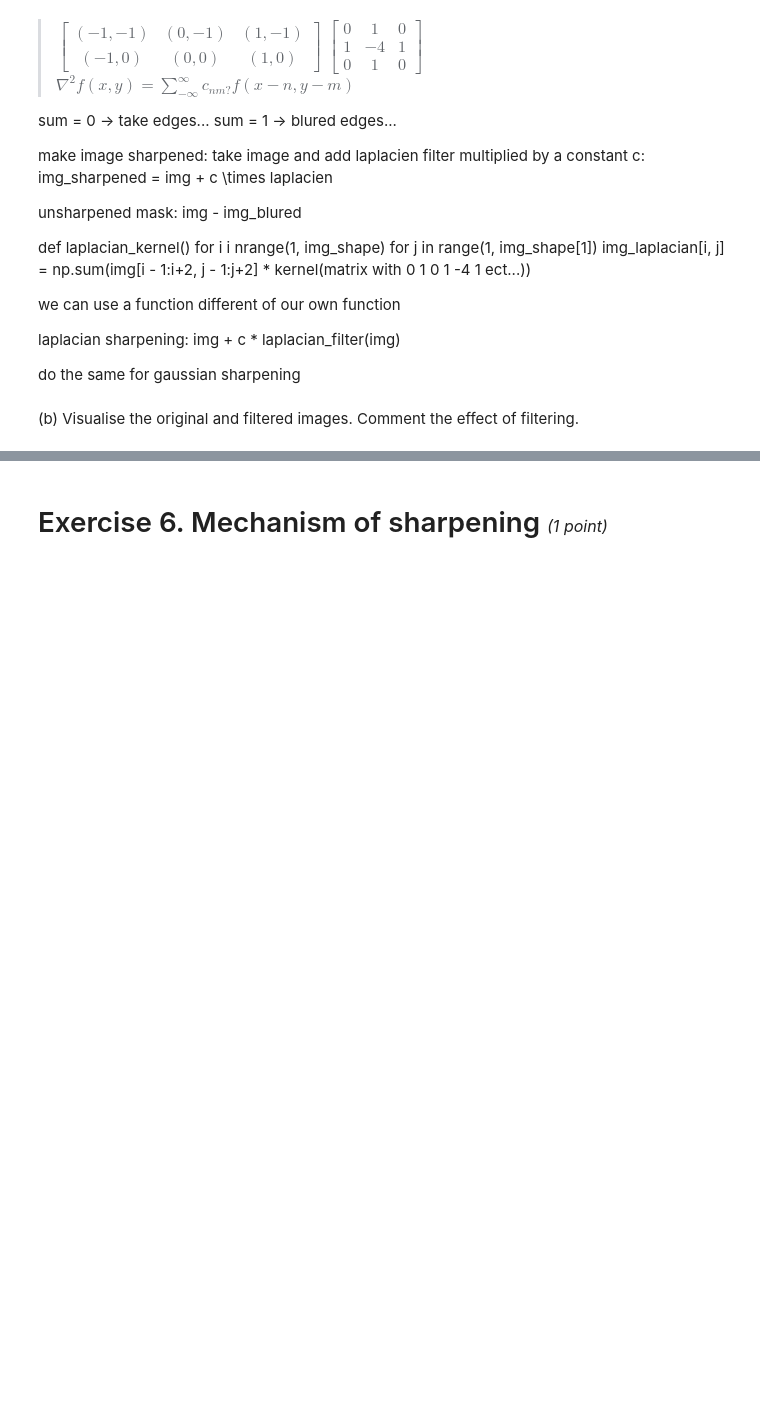
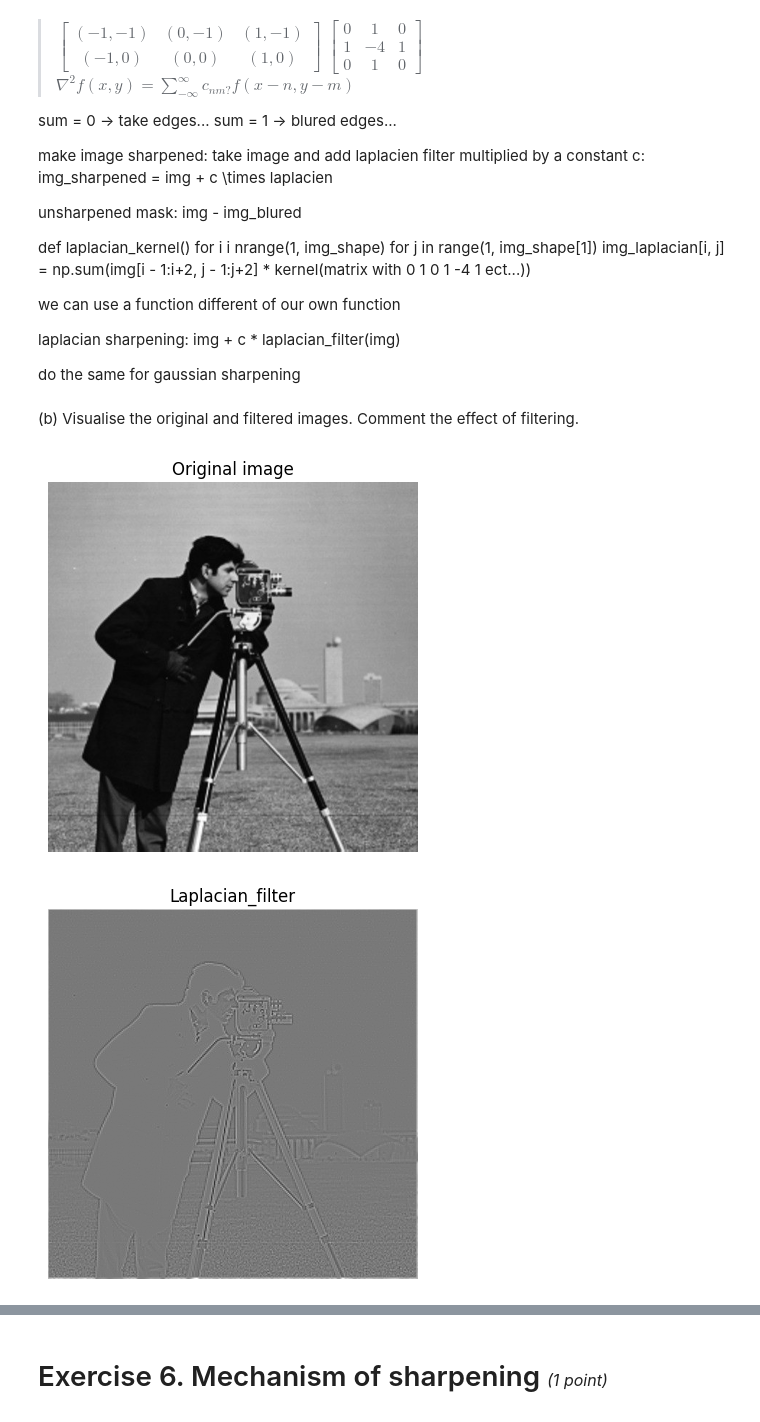
Before and after one commit to Arkanthara/digital_image_processing, a Jupyter notebook: TP6_donnet_michel.ipynb, the cells around one changed output, grey strips where cells are left out. Cells and saved outputs as stored; diff of their text form; code cells hidden in the pictures; blank space fills up the shorter version.

```diff
--- a/TP6_donnet_michel.ipynb
+++ b/TP6_donnet_michel.ipynb
@@ -297,5 +371,29 @@ we can use a function different of our own function
 laplacian sharpening: img + c * laplacian_filter(img)
 
 do the same for gaussian sharpening
+# %%
+import skimage as sk
+
+def laplacian_filter(image: np.ndarray) -> np.ndarray:
+    newimage = image.copy()
+    laplacian = np.array([
+        [0, 1, 0],
+        [1, -4, 1],
+        [0, 1, 0]
+    ])
+    for i in range(1, image.shape[0] - 2):
+        for j in range(1, image.shape[1] - 2):
+            newimage[i, j] = np.sum(image[i - 1: i + 2, j - 1: j + 2] * laplacian)
+    return newimage
 # %% [markdown]
 (b) Visualise the original and filtered images. Comment the effect of filtering.
+# %%
+cameraman = open_image('./images/cameraman.jpg')
+
+cameraman_laplacian = laplacian_filter(cameraman)
+
+print_image(cameraman, "Original image", "gray")
+print_image(cameraman_laplacian, "Laplacian_filter", "gray")
+# %% [output]
+[figure, added]
+[figure, added]
```
Also changed, not shown: parts of 8 cells of this notebook.
